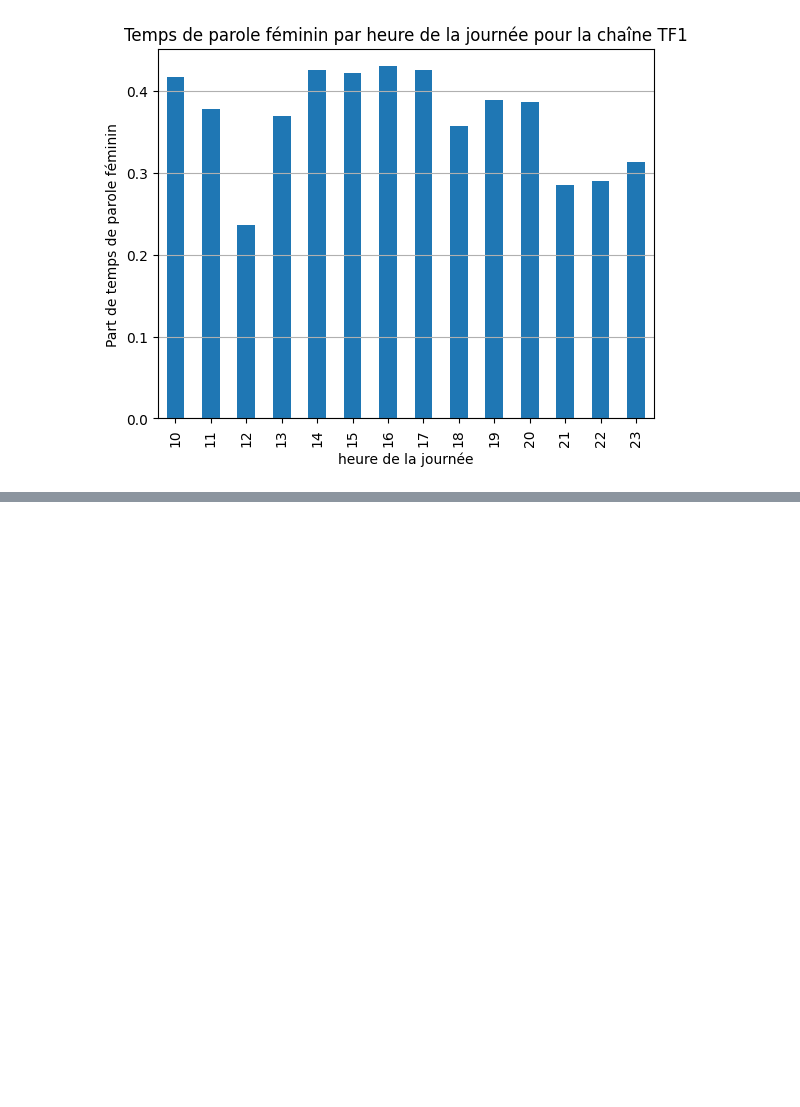
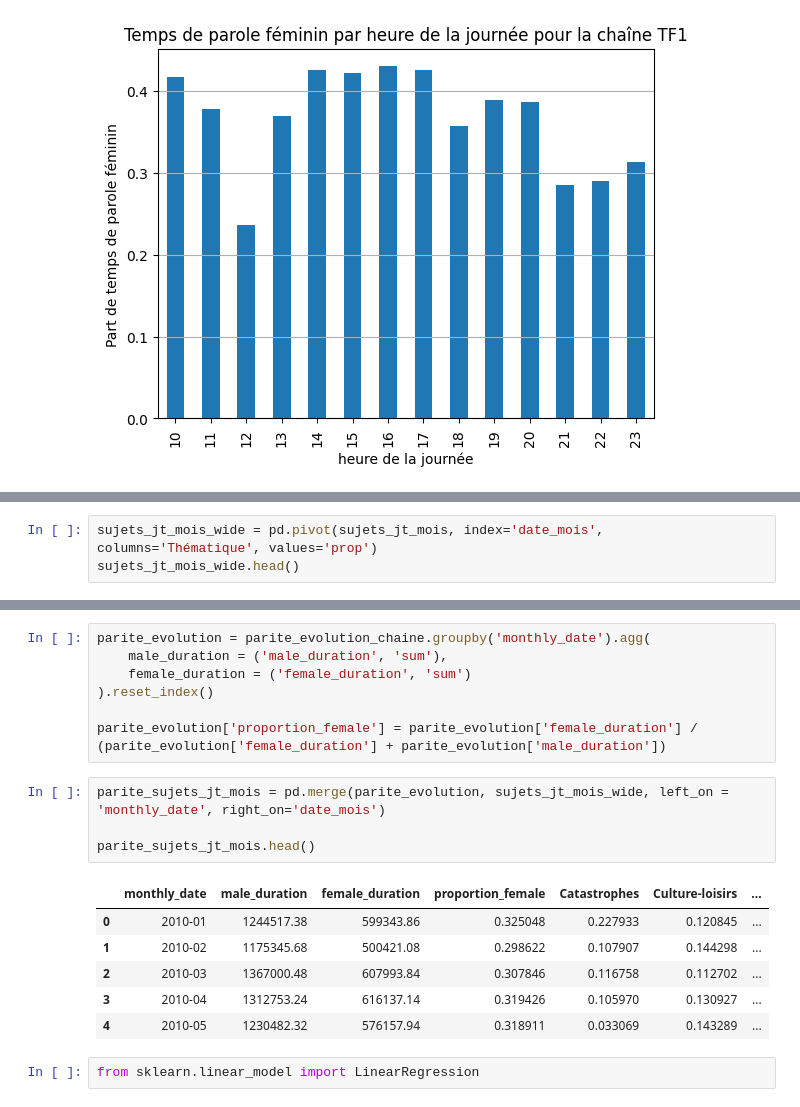
Before and after one commit to Gstrems/Projet_python_2A, a Jupyter notebook: stat_explo_parite.ipynb, the cells around one changed output, grey strips where cells are left out. Cells and saved outputs as stored; diff of their text form; blank space fills up the shorter version.

```diff
--- a/stat_explo_parite.ipynb
+++ b/stat_explo_parite.ipynb
@@ -164,0 +211,3 @@ diagramme_temps_parole_var(variable='hour', code_chaine='TF1', label='heure de l
+# %%
+sujets_jt_mois_wide = pd.pivot(sujets_jt_mois, index='date_mois', columns='Thématique', values='prop')
+sujets_jt_mois_wide.head()
@@ -164,0 +221,20 @@ diagramme_temps_parole_var(variable='hour', code_chaine='TF1', label='heure de l
+# %%
+parite_evolution = parite_evolution_chaine.groupby('monthly_date').agg(
+    male_duration = ('male_duration', 'sum'),
+    female_duration = ('female_duration', 'sum')
+).reset_index()
+
+parite_evolution['proportion_female'] = parite_evolution['female_duration'] / (parite_evolution['female_duration'] + parite_evolution['male_duration'])
+# %%
+parite_sujets_jt_mois = pd.merge(parite_evolution, sujets_jt_mois_wide, left_on = 'monthly_date', right_on='date_mois')
+
+parite_sujets_jt_mois.head()
+# %% [output]
+|  | monthly_date | male_duration | female_duration | proportion_female | Catastrophes | Culture-loisirs | ... |
+| 0 | 2010-01 | 1244517.38 | 599343.86 | 0.325048 | 0.227933 | 0.120845 | ... |
+| 1 | 2010-02 | 1175345.68 | 500421.08 | 0.298622 | 0.107907 | 0.144298 | ... |
+| 2 | 2010-03 | 1367000.48 | 607993.84 | 0.307846 | 0.116758 | 0.112702 | ... |
+| 3 | 2010-04 | 1312753.24 | 616137.14 | 0.319426 | 0.105970 | 0.130927 | ... |
+| 4 | 2010-05 | 1230482.32 | 576157.94 | 0.318911 | 0.033069 | 0.143289 | ... |
+# %%
+from sklearn.linear_model import LinearRegression
```
Also changed, not shown: parts of 5 cells of this notebook.
